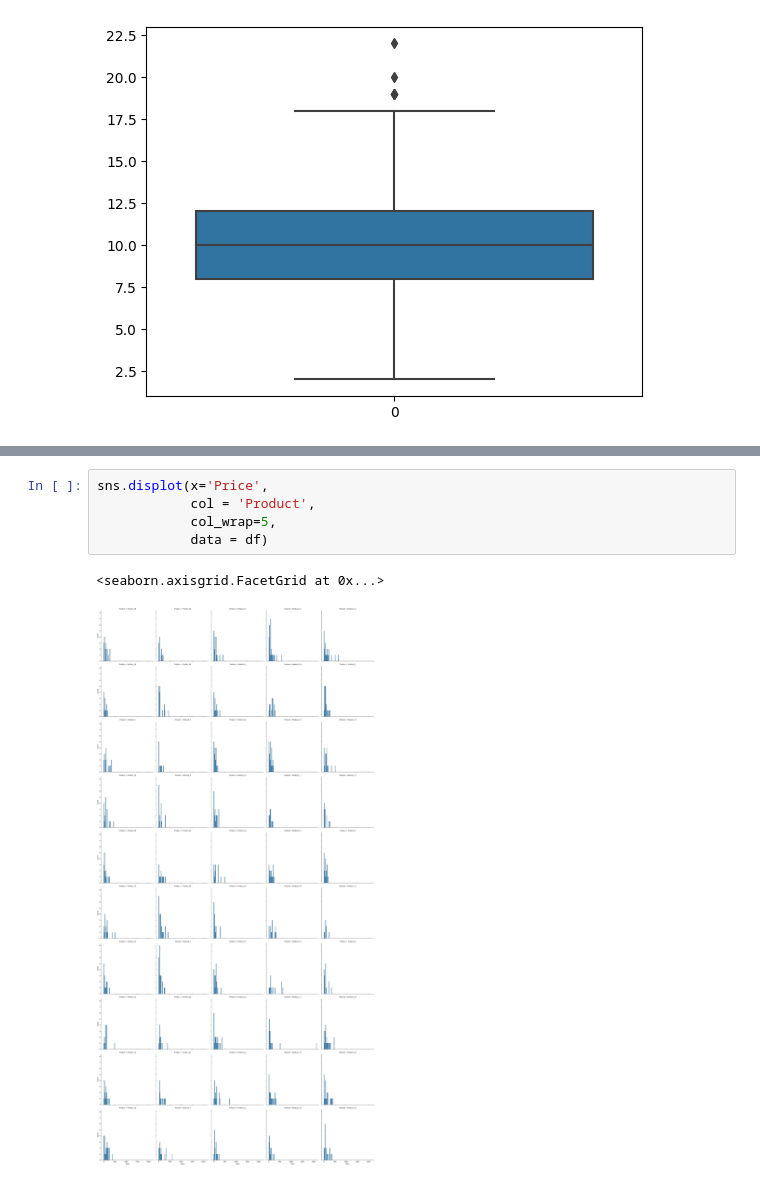
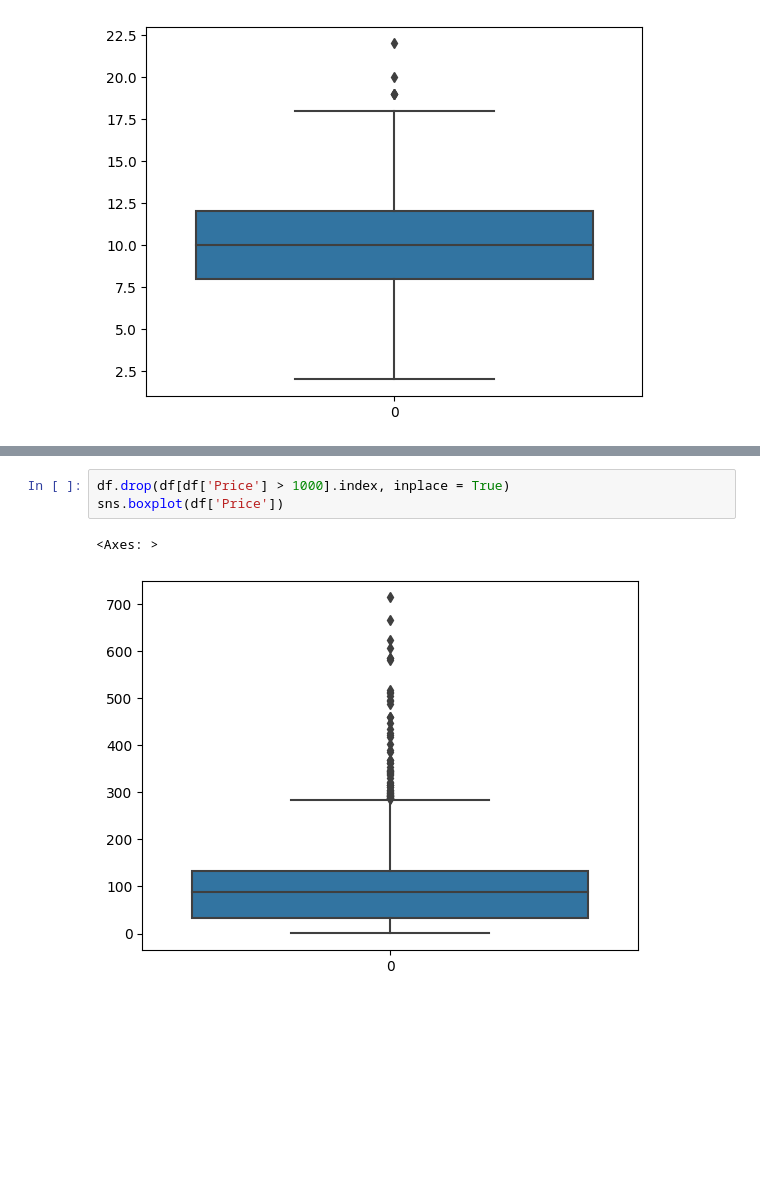
Before and after one commit to CodyDong/schulich_data_science, a Jupyter notebook: assignment1.ipynb, the cells around one changed output, grey strips where cells are left out. Saved outputs shown, nothing was run; the diff lists cells and outputs as text; blank space fills up the shorter version.

```diff
--- a/assignment1.ipynb
+++ b/assignment1.ipynb
@@ -127,8 +133,6 @@ Name: Price, dtype: float64
-# %%
-sns.displot(x='Price',
-            col = 'Product',
-            col_wrap=5,
-            data = df)
-# %% [output]
-<seaborn.axisgrid.FacetGrid at 0x...>
-[figure, removed]
+# %%
+df.drop(df[df['Price'] > 1000].index, inplace = True)
+sns.boxplot(df['Price'])
+# %% [output]
+<Axes: >
+[figure, added]
```
Also changed, not shown: parts of 18 cells of this notebook.
